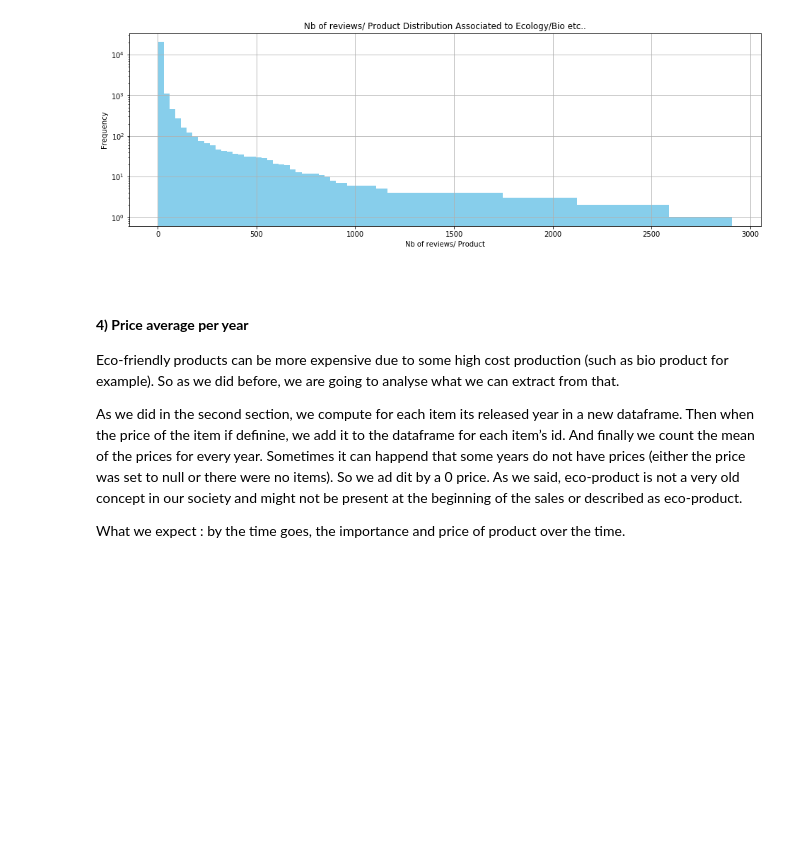
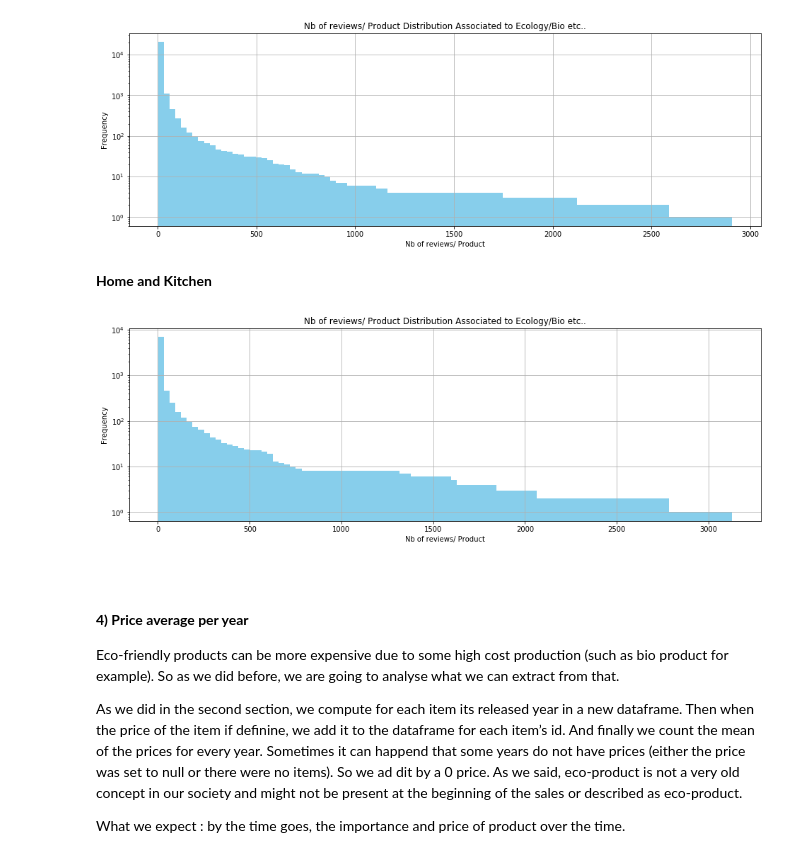
Before and after one commit to MaxencePPierre/ada-project, a Jupyter notebook: project_general.ipynb, the cells around one changed output. Cells and saved outputs as stored; diff of their text form; code cells hidden in the pictures; blank space fills up the shorter version.

```diff
--- a/project_general.ipynb
+++ b/project_general.ipynb
@@ -529,6 +581,24 @@ axes.set_title("Nb of reviews/ Product Distribution Associated to Ecology/Bio et
 plt.show()
 # %% [output]
 [figure]
+# %% [markdown]
+**Home and Kitchen**
+# %%
+homebio_nbrev_perproduct = home_review_product_join.rdd.map(lambda r: [r[0],1]) \
+            .reduceByKey(lambda a,b: a+b)
+# %%
+homebio_nbreviews_DF = spark.createDataFrame(homebio_nbrev_perproduct, ['productID','freq'])
+# %%
+homebio_nbreviews_Pandas = homebio_nbreviews_DF.toPandas()
+# %%
+fig, axes = plt.subplots(nrows=1, ncols=1, sharex=True, sharey=True); fig.set_size_inches(16,5)
+homebio_nbreviews_Pandas.hist(log=True, bins = 100, color="skyblue", cumulative=-1, ax=axes)
+axes.set_xlabel("Nb of reviews/ Product")
+axes.set_ylabel("Frequency")
+axes.set_title("Nb of reviews/ Product Distribution Associated to Ecology/Bio etc..")
+plt.show()
+# %% [output]
+[figure, added]
 # %% [markdown]
 <br>
 
```
Also changed, not shown: parts of 16 cells of this notebook, 2 other files.
